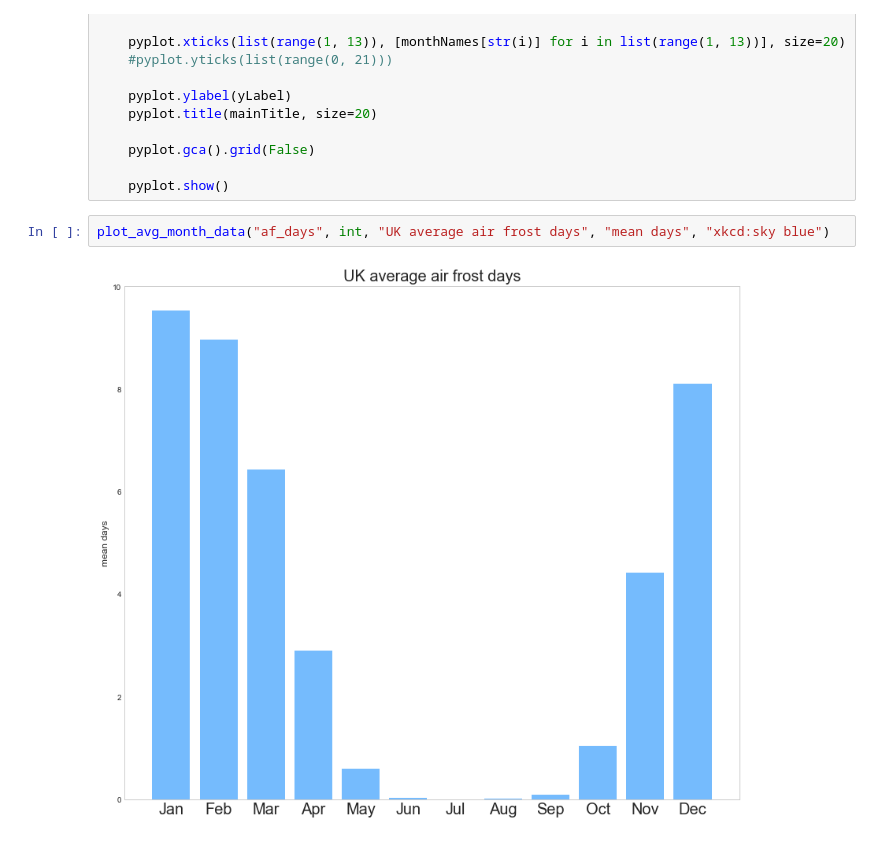
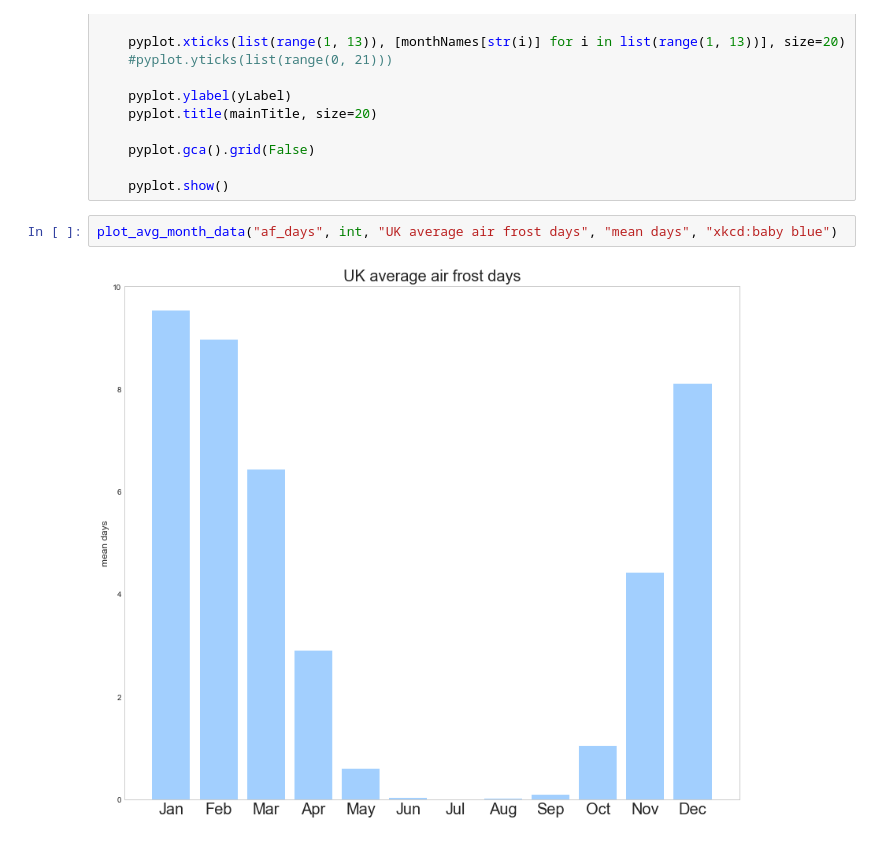
Before and after one commit to DanielJohnBenton/historic-monthly-meteorological-station-data, a Jupyter notebook: src/notes.ipynb, the cells around one changed output. Drawn from its saved outputs; the diff is of its cells as text.

```diff
--- a/src/notes.ipynb
+++ b/src/notes.ipynb
@@ -300,6 +300,6 @@ def plot_avg_month_data(columnTitle, dataType, mainTitle, yLabel, colour):
 
     pyplot.show()
 # %%
-plot_avg_month_data("af_days", int, "UK average air frost days", "mean days", "xkcd:sky blue")
+plot_avg_month_data("af_days", int, "UK average air frost days", "mean days", "xkcd:baby blue")
 # %% [output]
-[figure, old version]
+[figure, new version]
```
Also changed, not shown: parts of 2 cells of this notebook.
